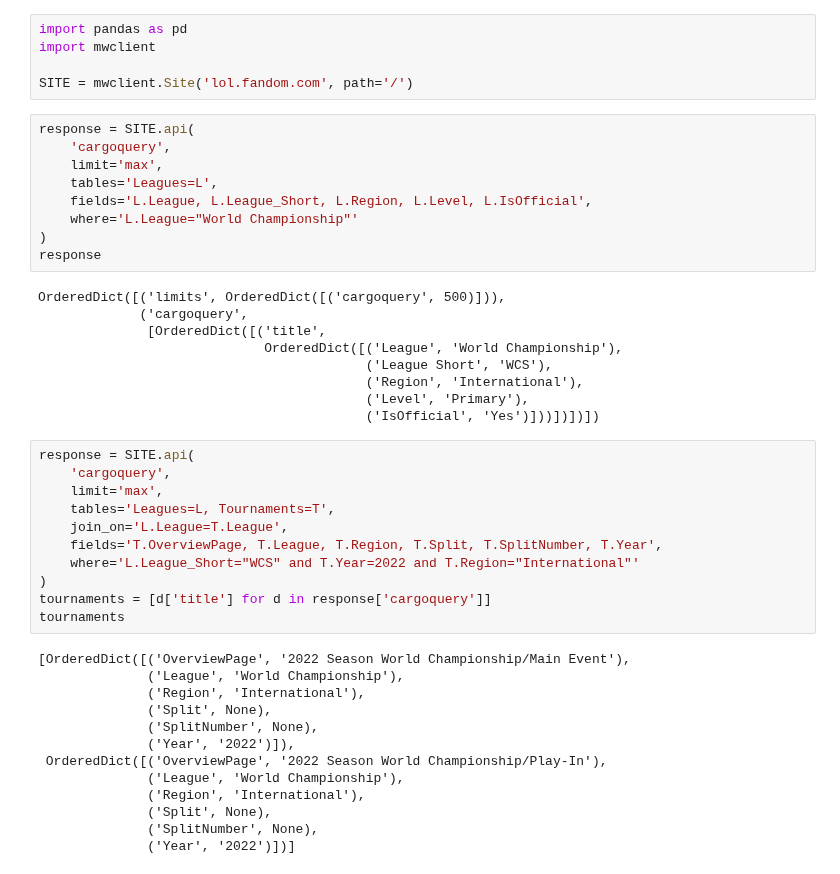
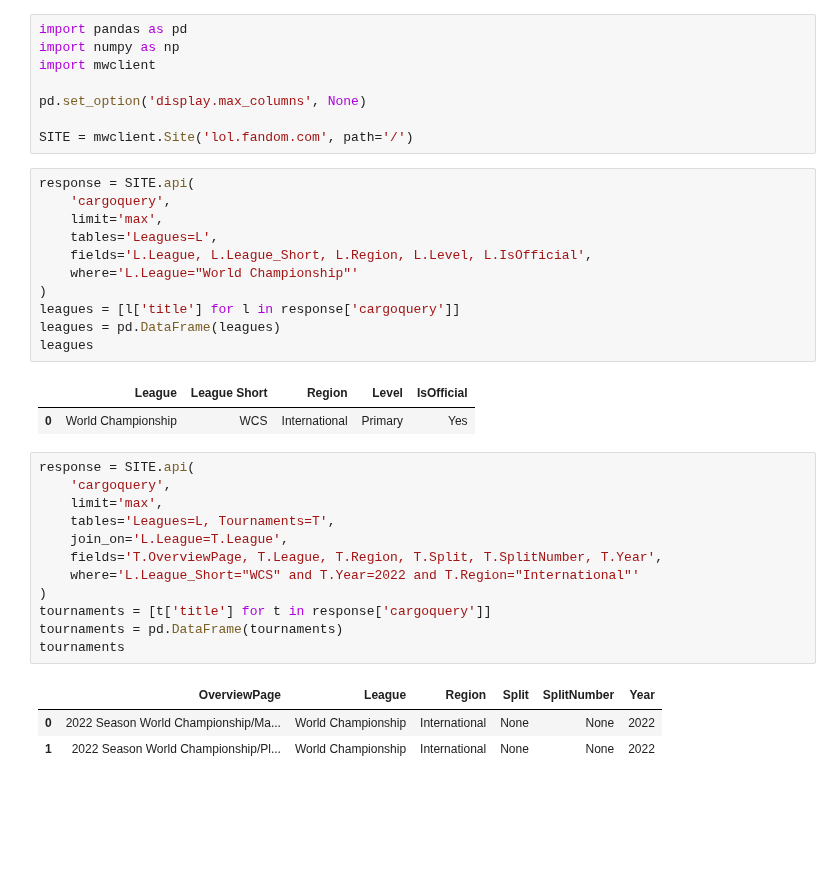
Before and after one commit to posky/LoL-Esports, a Jupyter notebook: lol_matches_mwclient.ipynb, the cells around one changed output. Drawn from its saved outputs; the diff is of its cells as text; blank space fills up the shorter version.

```diff
--- a/lol_matches_mwclient.ipynb
+++ b/lol_matches_mwclient.ipynb
@@ -1,7 +1,10 @@
 # %%
 import pandas as pd
+import numpy as np
 import mwclient
 
+pd.set_option('display.max_columns', None)
+
 SITE = mwclient.Site('lol.fandom.com', path='/')
 # %%
 response = SITE.api(
@@ -11,40 +14,28 @@ response = SITE.api(
     fields='L.League, L.League_Short, L.Region, L.Level, L.IsOfficial',
     where='L.League="World Championship"'
 )
-response
+leagues = [l['title'] for l in response['cargoquery']]
+leagues = pd.DataFrame(leagues)
+leagues
 # %% [output]
-OrderedDict([('limits', OrderedDict([('cargoquery', 500)])),
-             ('cargoquery',
-              [OrderedDict([('title',
-                             OrderedDict([('League', 'World Championship'),
-                                          ('League Short', 'WCS'),
-                                          ('Region', 'International'),
-                                          ('Level', 'Primary'),
-                                          ('IsOfficial', 'Yes')]))])])])
+|  | League | League Short | Region | Level | IsOfficial |
+| 0 | World Championship | WCS | International | Primary | Yes |
 # %%
 response = SITE.api(
     'cargoquery',
     limit='max',
     tables='Leagues=L, Tournaments=T',
     join_on='L.League=T.League',
     fields='T.OverviewPage, T.League, T.Region, T.Split, T.SplitNumber, T.Year',
     where='L.League_Short="WCS" and T.Year=2022 and T.Region="International"'
 )
-tournaments = [d['title'] for d in response['cargoquery']]
+tournaments = [t['title'] for t in response['cargoquery']]
+tournaments = pd.DataFrame(tournaments)
 tournaments
 # %% [output]
-[OrderedDict([('OverviewPage', '2022 Season World Championship/Main Event'),
-              ('League', 'World Championship'),
-              ('Region', 'International'),
-              ('Split', None),
-              ('SplitNumber', None),
-              ('Year', '2022')]),
- OrderedDict([('OverviewPage', '2022 Season World Championship/Play-In'),
-              ('League', 'World Championship'),
-              ('Region', 'International'),
-              ('Split', None),
-              ('SplitNumber', None),
-              ('Year', '2022')])]
+|  | OverviewPage | League | Region | Split | SplitNumber | Year |
+| 0 | 2022 Season World Championship/Ma... | World Championship | International | None | None | 2022 |
+| 1 | 2022 Season World Championship/Pl... | World Championship | International | None | None | 2022 |
 # %%
 response = SITE.api(
     'cargoquery',
```
Also changed, not shown: parts of 10 cells of this notebook.
